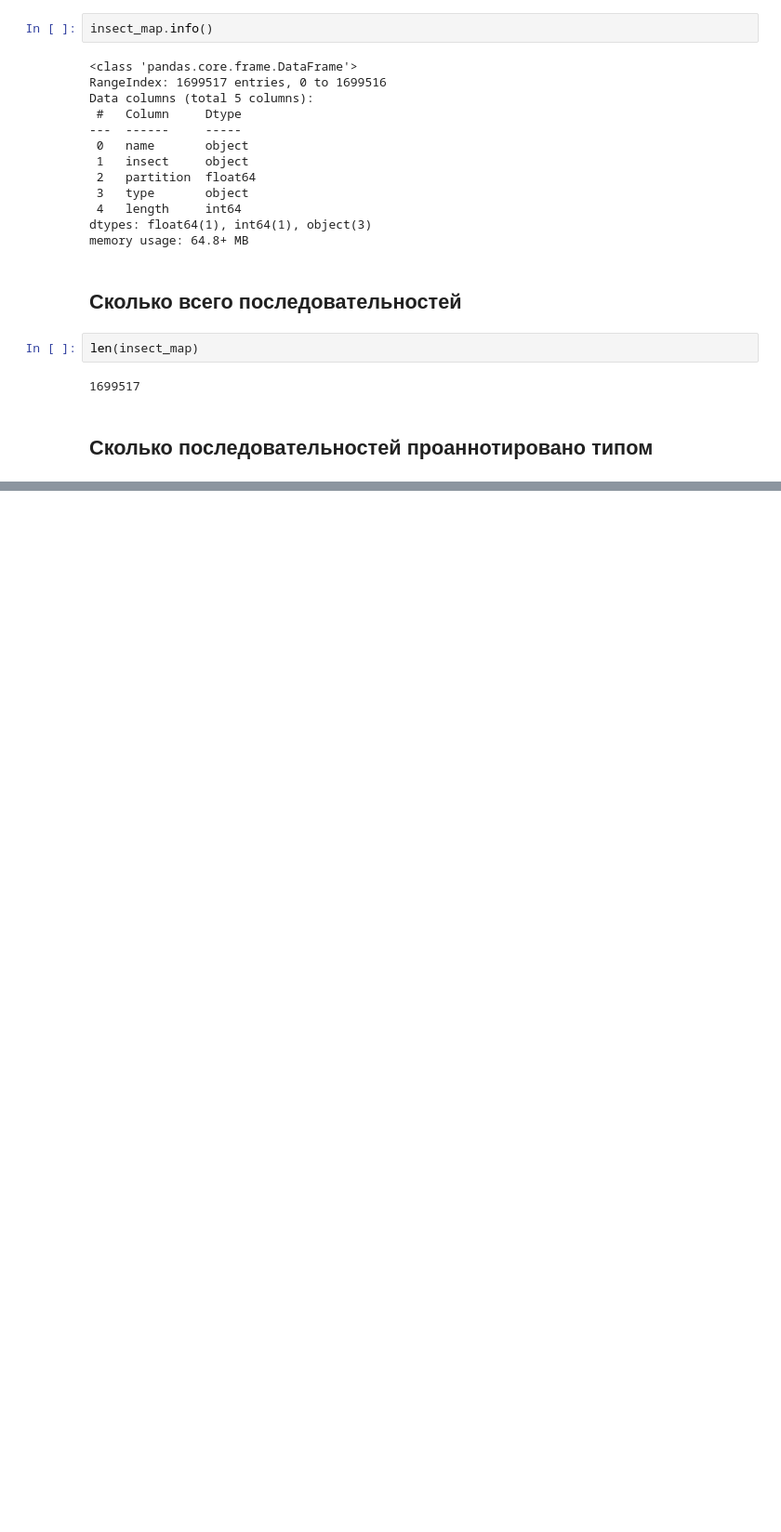
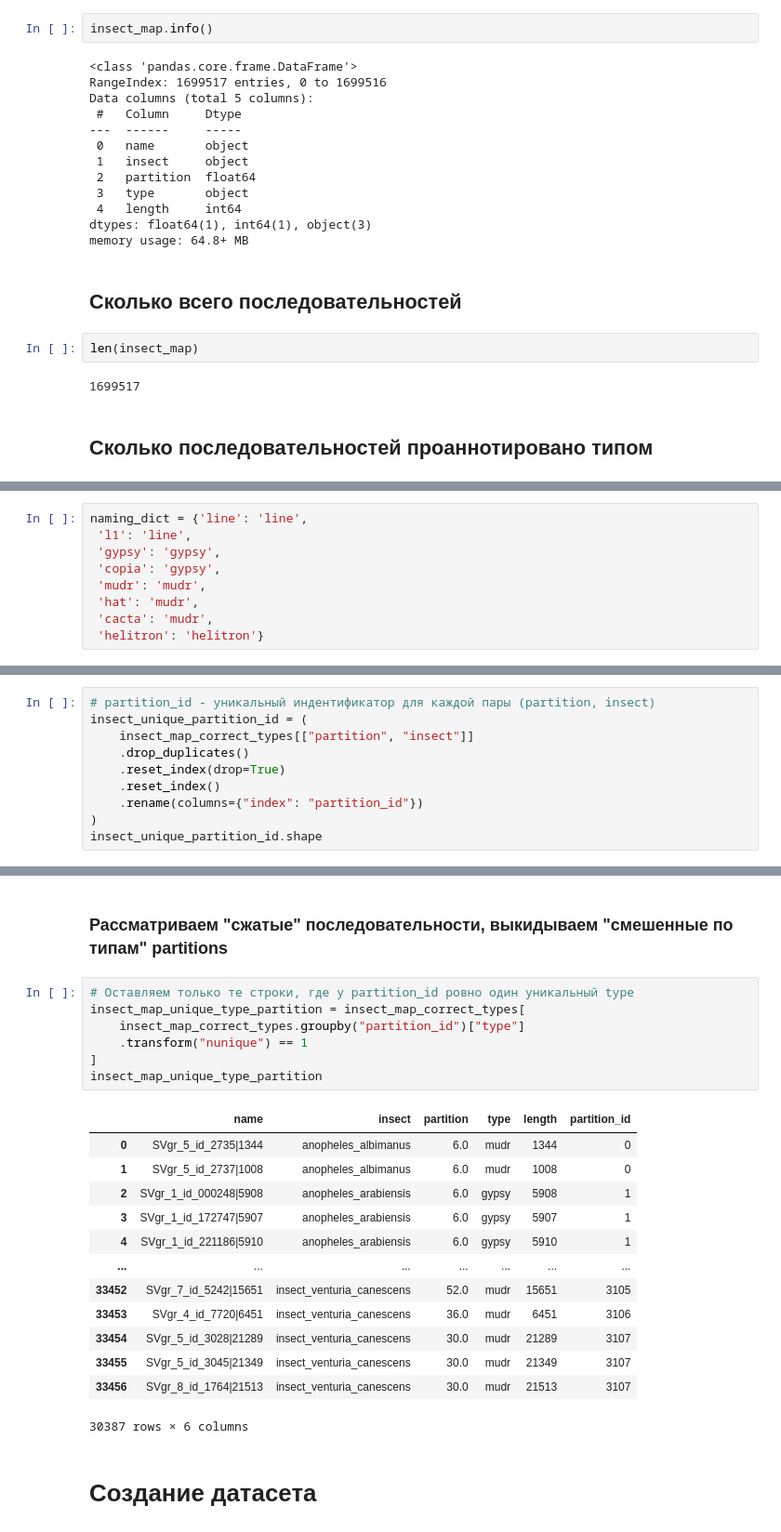
Before and after one commit to nad-igolki/mobiraph, a Jupyter notebook: n02_scripts/n03_data.ipynb, the cells around one changed output, grey strips where cells are left out. Shown: that part at 93% size. Cells and saved outputs as stored; diff of their text form; blank space fills up the shorter version.

```diff
--- a/n02_scripts/n03_data.ipynb
+++ b/n02_scripts/n03_data.ipynb
@@ -52,0 +102,9 @@ insect_map.dropna().shape[0]
+# %%
+naming_dict = {'line': 'line',
+ 'l1': 'line',
+ 'gypsy': 'gypsy',
+ 'copia': 'gypsy',
+ 'mudr': 'mudr',
+ 'hat': 'mudr',
+ 'cacta': 'mudr',
+ 'helitron': 'helitron'}
@@ -52,0 +130,10 @@ insect_map.dropna().shape[0]
+# %%
+# partition_id - уникальный индентификатор для каждой пары (partition, insect)
+insect_unique_partition_id = (
+    insect_map_correct_types[["partition", "insect"]]
+    .drop_duplicates()
+    .reset_index(drop=True)
+    .reset_index()
+    .rename(columns={"index": "partition_id"})
+)
+insect_unique_partition_id.shape
@@ -52,0 +225,25 @@ insect_map.dropna().shape[0]
+# %% [markdown]
+### Рассматриваем "сжатые" последовательности, выкидываем "смешенные по типам" partitions
+# %%
+# Оставляем только те строки, где у partition_id ровно один уникальный type
+insect_map_unique_type_partition = insect_map_correct_types[
+    insect_map_correct_types.groupby("partition_id")["type"]
+    .transform("nunique") == 1
+]
+insect_map_unique_type_partition
+# %% [output]
+|  | name | insect | partition | type | length | partition_id |
+| 0 | SVgr_5_id_2735|1344 | anopheles_albimanus | 6.0 | mudr | 1344 | 0 |
+| 1 | SVgr_5_id_2737|1008 | anopheles_albimanus | 6.0 | mudr | 1008 | 0 |
+| 2 | SVgr_1_id_000248|5908 | anopheles_arabiensis | 6.0 | gypsy | 5908 | 1 |
+| 3 | SVgr_1_id_172747|5907 | anopheles_arabiensis | 6.0 | gypsy | 5907 | 1 |
+| 4 | SVgr_1_id_221186|5910 | anopheles_arabiensis | 6.0 | gypsy | 5910 | 1 |
+| ... | ... | ... | ... | ... | ... | ... |
+| 33452 | SVgr_7_id_5242|15651 | insect_venturia_canescens | 52.0 | mudr | 15651 | 3105 |
+| 33453 | SVgr_4_id_7720|6451 | insect_venturia_canescens | 36.0 | mudr | 6451 | 3106 |
+| 33454 | SVgr_5_id_3028|21289 | insect_venturia_canescens | 30.0 | mudr | 21289 | 3107 |
+| 33455 | SVgr_5_id_3045|21349 | insect_venturia_canescens | 30.0 | mudr | 21349 | 3107 |
+| 33456 | SVgr_8_id_1764|21513 | insect_venturia_canescens | 30.0 | mudr | 21513 | 3107 |
+30387 rows × 6 columns
+# %% [markdown]
+# Создание датасета
```
Also changed, not shown: parts of 30 cells of this notebook, 3 other files.
